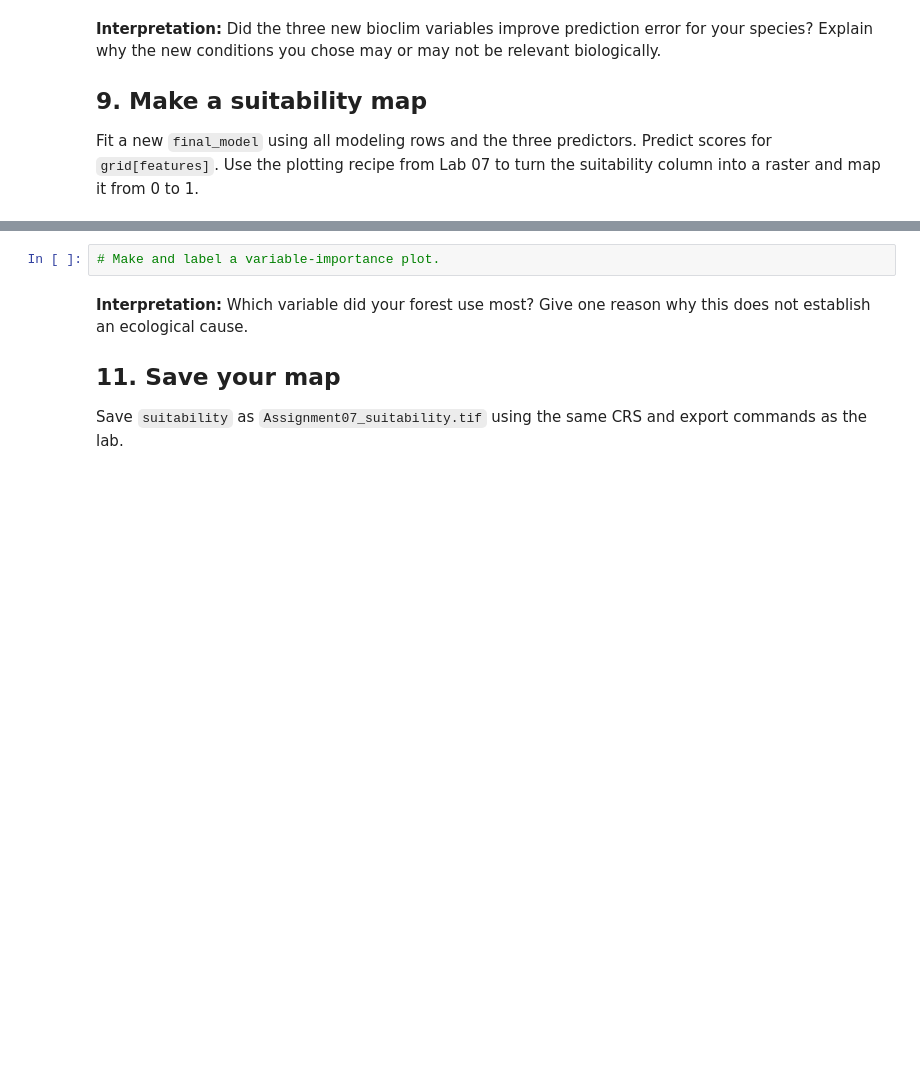
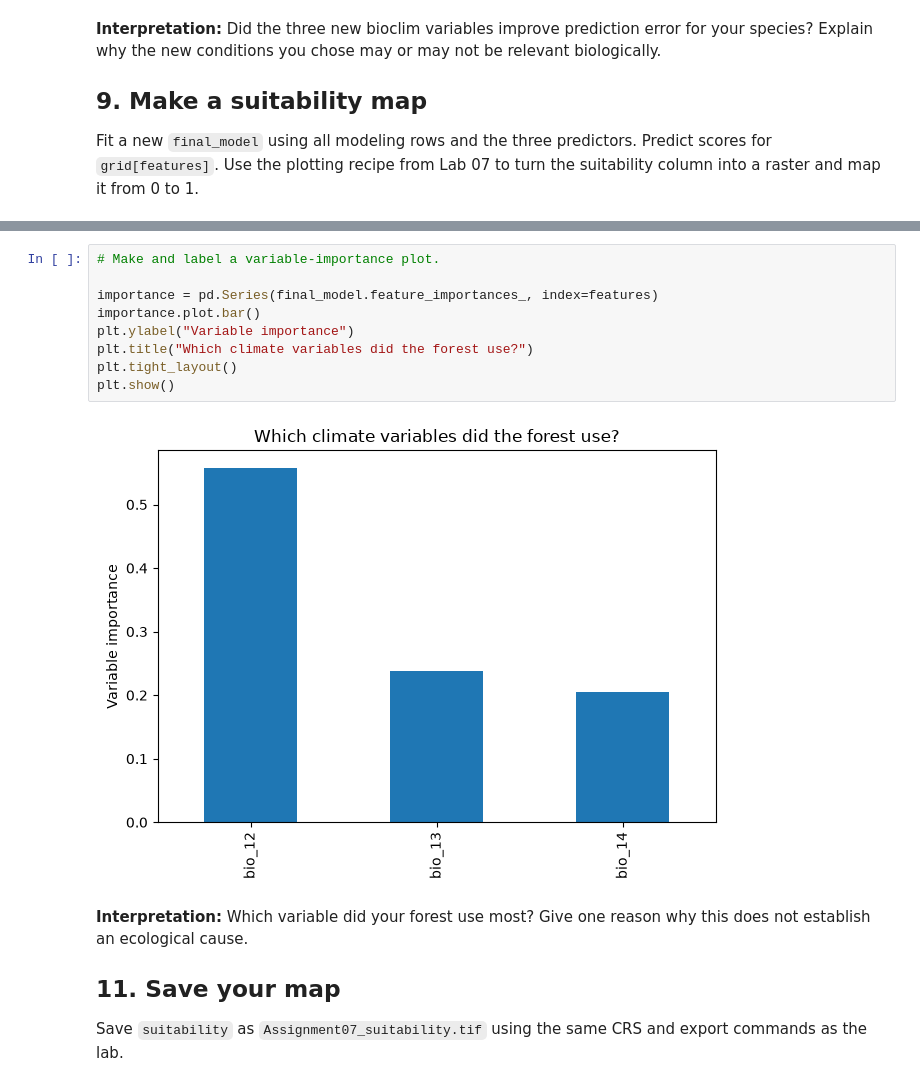
Before and after one commit to meganklutts/BIO597-SpatialBiodiversity, a Jupyter notebook: docs/assignments/Assignment-07-MachineLearningSDM.ipynb, the cells around one changed output, grey strips where cells are left out. Saved outputs shown, nothing was run; the diff lists cells and outputs as text; blank space fills up the shorter version.

```diff
--- a/docs/assignments/Assignment-07-MachineLearningSDM.ipynb
+++ b/docs/assignments/Assignment-07-MachineLearningSDM.ipynb
@@ -120,6 +355,15 @@ Fit a new `final_model` using all modeling rows and the three predictors. Predic
 Use `final_model.feature_importances_` and `pd.Series()` as in the lab to make a bar plot for the three predictors.
 # %%
 # Make and label a variable-importance plot.
+
+importance = pd.Series(final_model.feature_importances_, index=features)
+importance.plot.bar()
+plt.ylabel("Variable importance")
+plt.title("Which climate variables did the forest use?")
+plt.tight_layout()
+plt.show()
+# %% [output]
+[figure, added]
 # %% [markdown]
 **Interpretation:** Which variable did your forest use most? Give one reason why this does not establish an ecological cause.
 
```
Also changed, not shown: parts of 33 cells of this notebook.
